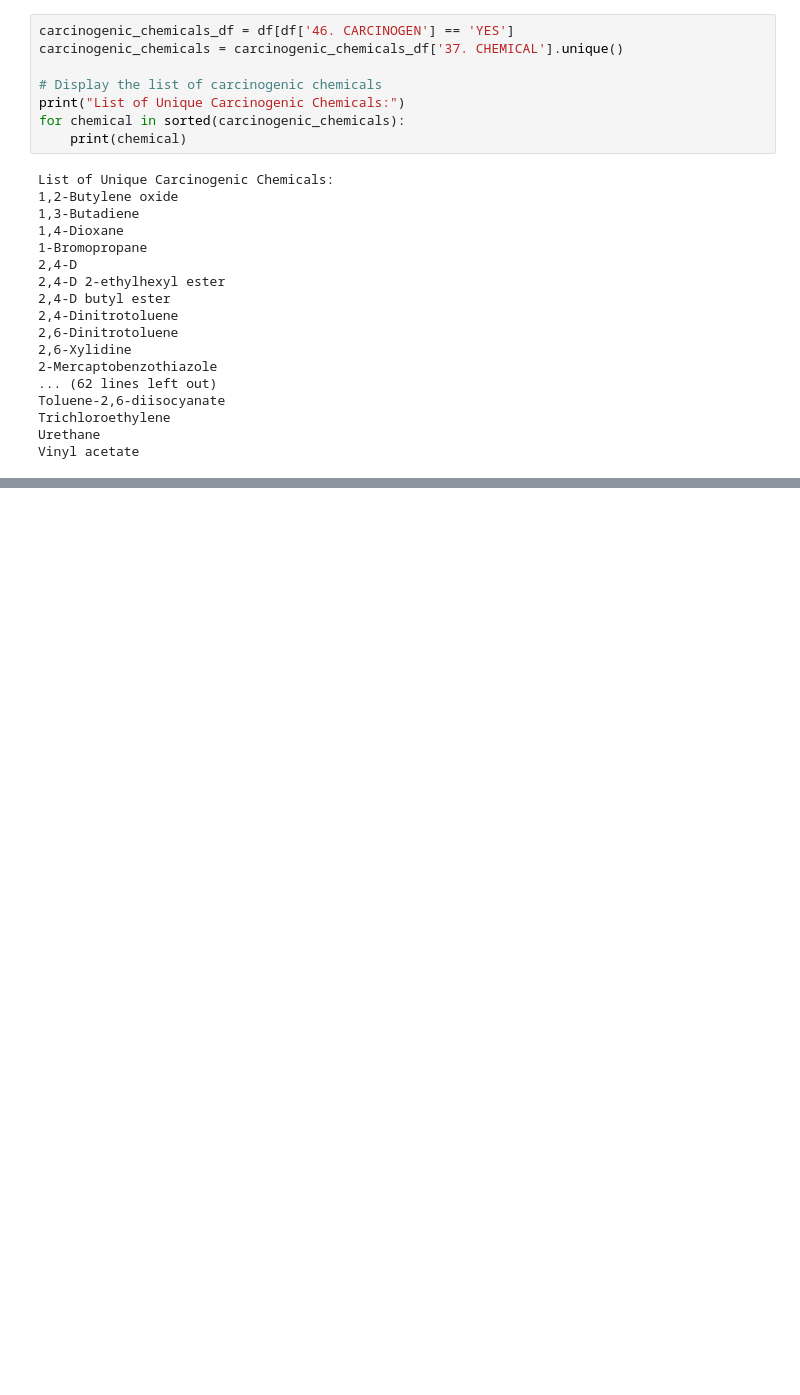
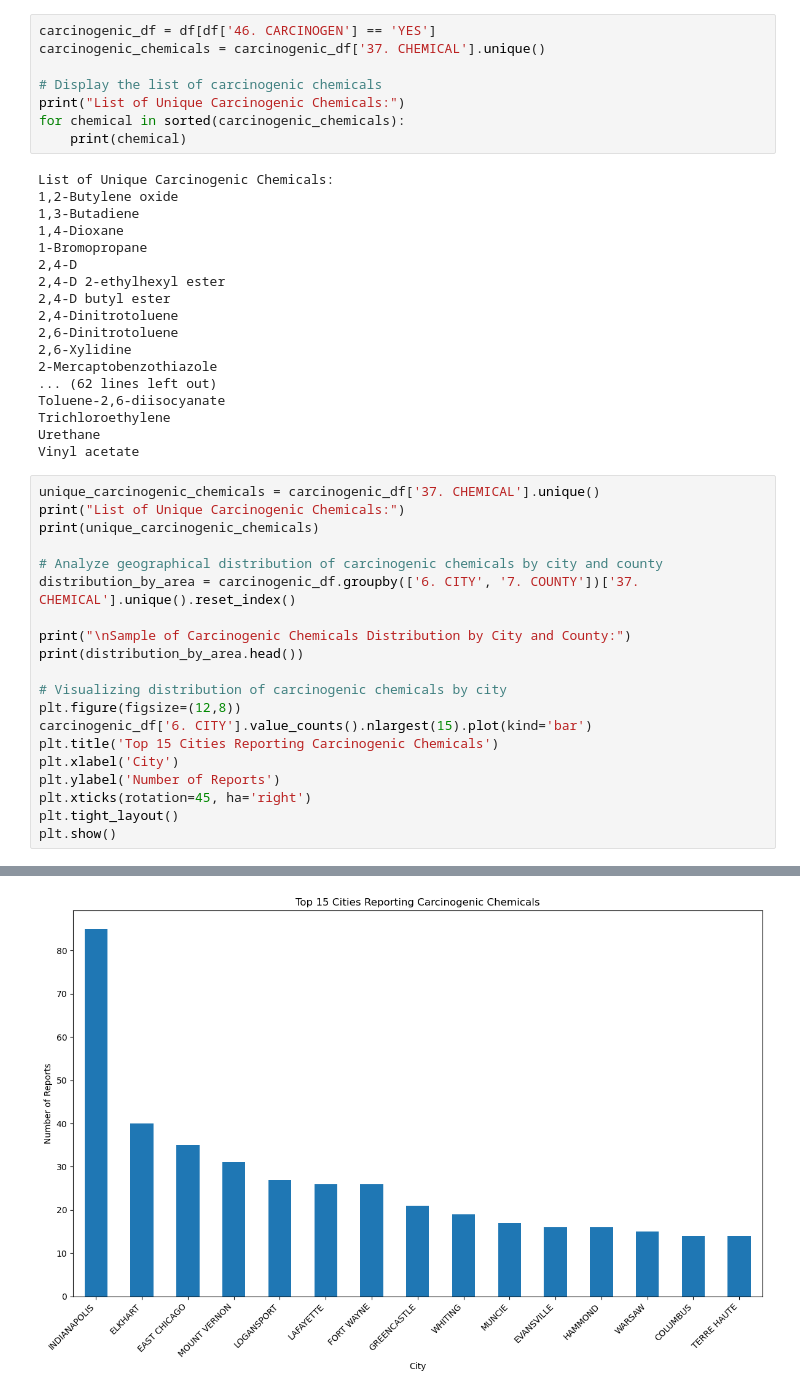
Before and after one commit to suhaasbadada/jimmy_johns, a Jupyter notebook: EDA/Spills.ipynb, the cells around one changed output, grey strips where cells are left out. Saved outputs shown, nothing was run; the diff lists cells and outputs as text; blank space fills up the shorter version.

```diff
--- a/EDA/Spills.ipynb
+++ b/EDA/Spills.ipynb
@@ -446,8 +446,8 @@ Summary of Findings:
 6. Facility with highest total releases: CLEVELAND-CLIFFS STEEL CORP (ROCKPORT WORKS )
 7. Most commonly reported chemical: Lead
 # %%
-carcinogenic_chemicals_df = df[df['46. CARCINOGEN'] == 'YES']
-carcinogenic_chemicals = carcinogenic_chemicals_df['37. CHEMICAL'].unique()
+carcinogenic_df = df[df['46. CARCINOGEN'] == 'YES']
+carcinogenic_chemicals = carcinogenic_df['37. CHEMICAL'].unique()
 
 # Display the list of carcinogenic chemicals
 print("List of Unique Carcinogenic Chemicals:")
@@ -471,3 +471,24 @@ Toluene-2,6-diisocyanate
 Trichloroethylene
 Urethane
 Vinyl acetate
+# %%
+unique_carcinogenic_chemicals = carcinogenic_df['37. CHEMICAL'].unique()
+print("List of Unique Carcinogenic Chemicals:")
+print(unique_carcinogenic_chemicals)
+
+# Analyze geographical distribution of carcinogenic chemicals by city and county
+distribution_by_area = carcinogenic_df.groupby(['6. CITY', '7. COUNTY'])['37. CHEMICAL'].unique().reset_index()
+
+print("\nSample of Carcinogenic Chemicals Distribution by City and County:")
+print(distribution_by_area.head())
+
+# Visualizing distribution of carcinogenic chemicals by city
+plt.figure(figsize=(12,8))
+carcinogenic_df['6. CITY'].value_counts().nlargest(15).plot(kind='bar')
+plt.title('Top 15 Cities Reporting Carcinogenic Chemicals')
+plt.xlabel('City')
+plt.ylabel('Number of Reports')
+plt.xticks(rotation=45, ha='right')
+plt.tight_layout()
+plt.show()
+# %% [output]
@@ -473,0 +512 @@ Vinyl acetate
+[figure, added]
```
Also changed, not shown: parts of 2 cells of this notebook.
